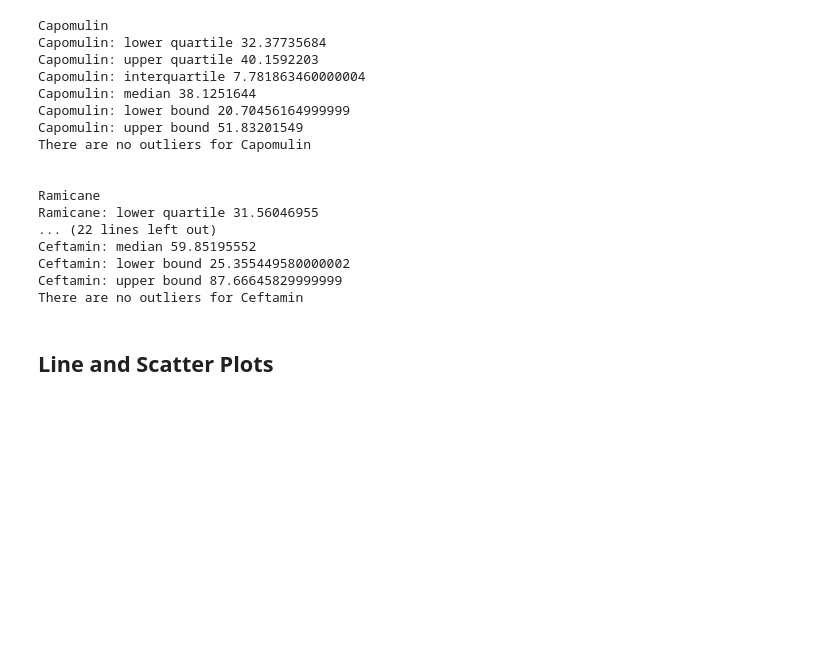
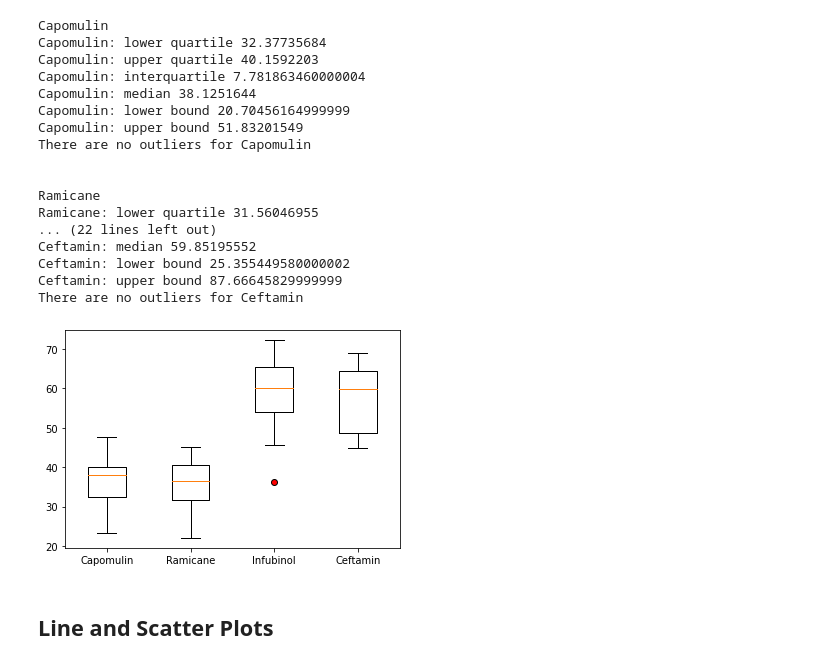
Before and after one commit to cseebec/Pharmaceutical_Analysis_Matplotlib, a Jupyter notebook: pymaceuticals_starter.ipynb, the cells around one changed output. Drawn from its saved outputs; the diff is of its cells as text; code cells hidden in the pictures; blank space fills up the shorter version.

Commit message:
Boxplots added

```diff
--- a/pymaceuticals_starter.ipynb
+++ b/pymaceuticals_starter.ipynb
@@ -242,9 +242,11 @@ max_tumors_df["Drug Regimen"] = drug_regimen_list
 # Calculate the IQR and quantitatively determine if there are any potential outliers.
 
 drug_regimen_list = ["Capomulin", "Ramicane", "Infubinol", "Ceftamin"]
+drugT_values = []
 
 for x in range(len(drug_regimen_list)):
     tumor_max_by_drug = max_tumors_df.loc[max_tumors_df["Drug Regimen"]==drug_regimen_list[x],"Tumor Volume (mm3)"]
+    drugT_values.append(tumor_max_by_drug)
     drug_regimen_df = max_tumors_df.loc[max_tumors_df["Drug Regimen"]==drug_regimen_list[x]]
     quartiles = tumor_max_by_drug.quantile([.25,.5,.75])
     lowerq = quartiles[0.25]
@@ -293,7 +295,12 @@ Ceftamin: upper bound 87.66645829999999
 There are no outliers for Ceftamin
 # %%
 # Generate a box plot of the final tumor volume of each mouse across four regimens of interest
-tumor_max_by_drug = max_tumors_df.loc[max_tumors_df["Drug Regimen"]==drug_regimen_list[x], "Tumor Volume (mm3)"]
+outlier_format = dict(marker = "o", markerfacecolor='r')
+plt.boxplot(drugT_values, flierprops = outlier_format)
+plt.xticks([1, 2, 3, 4], ['Capomulin', 'Ramicane', 'Infubinol', 'Ceftamin'])
+plt.show()
+# %% [output]
+[figure, added]
 # %% [markdown]
 ## Line and Scatter Plots
 # %%
```
